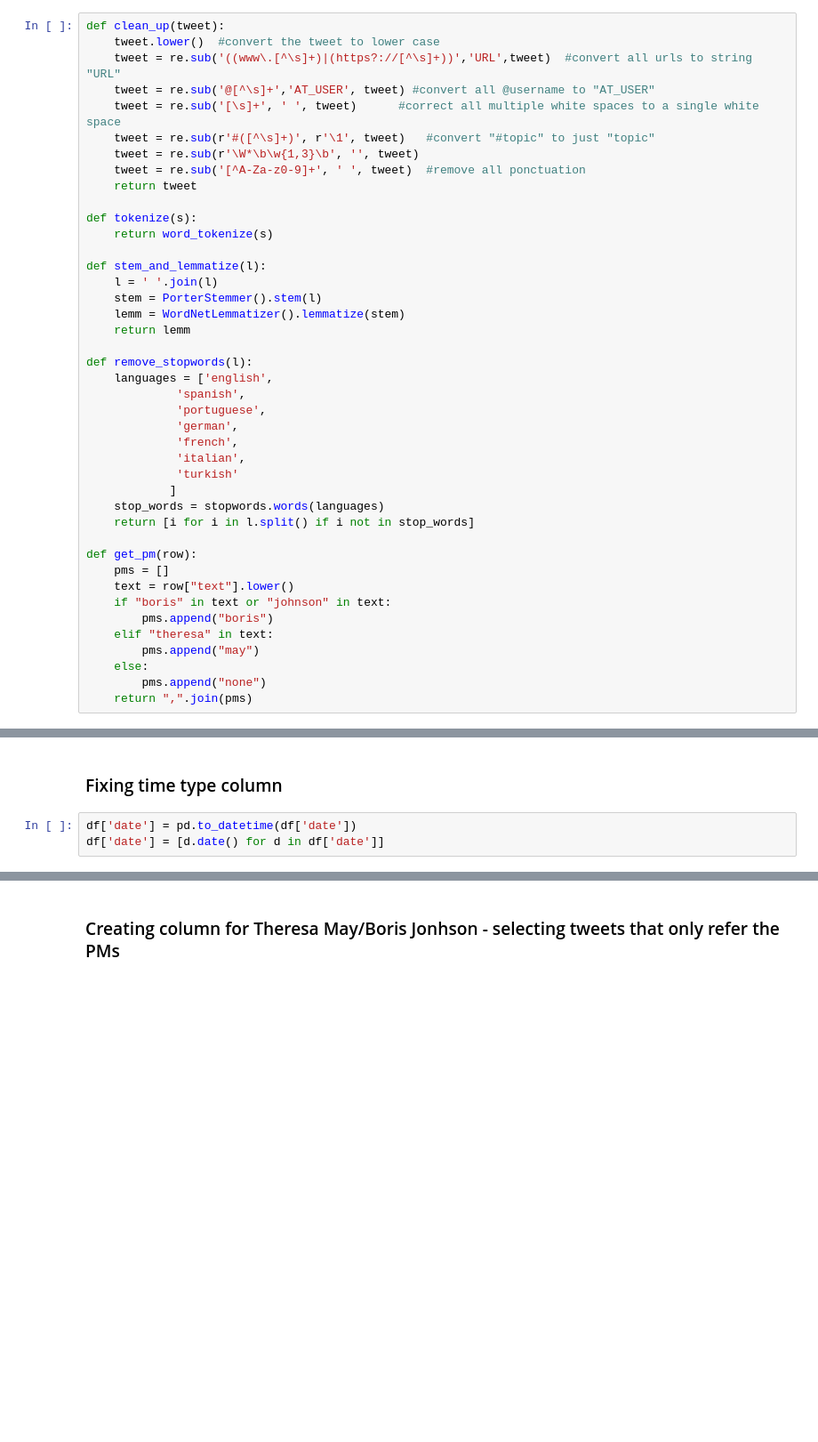
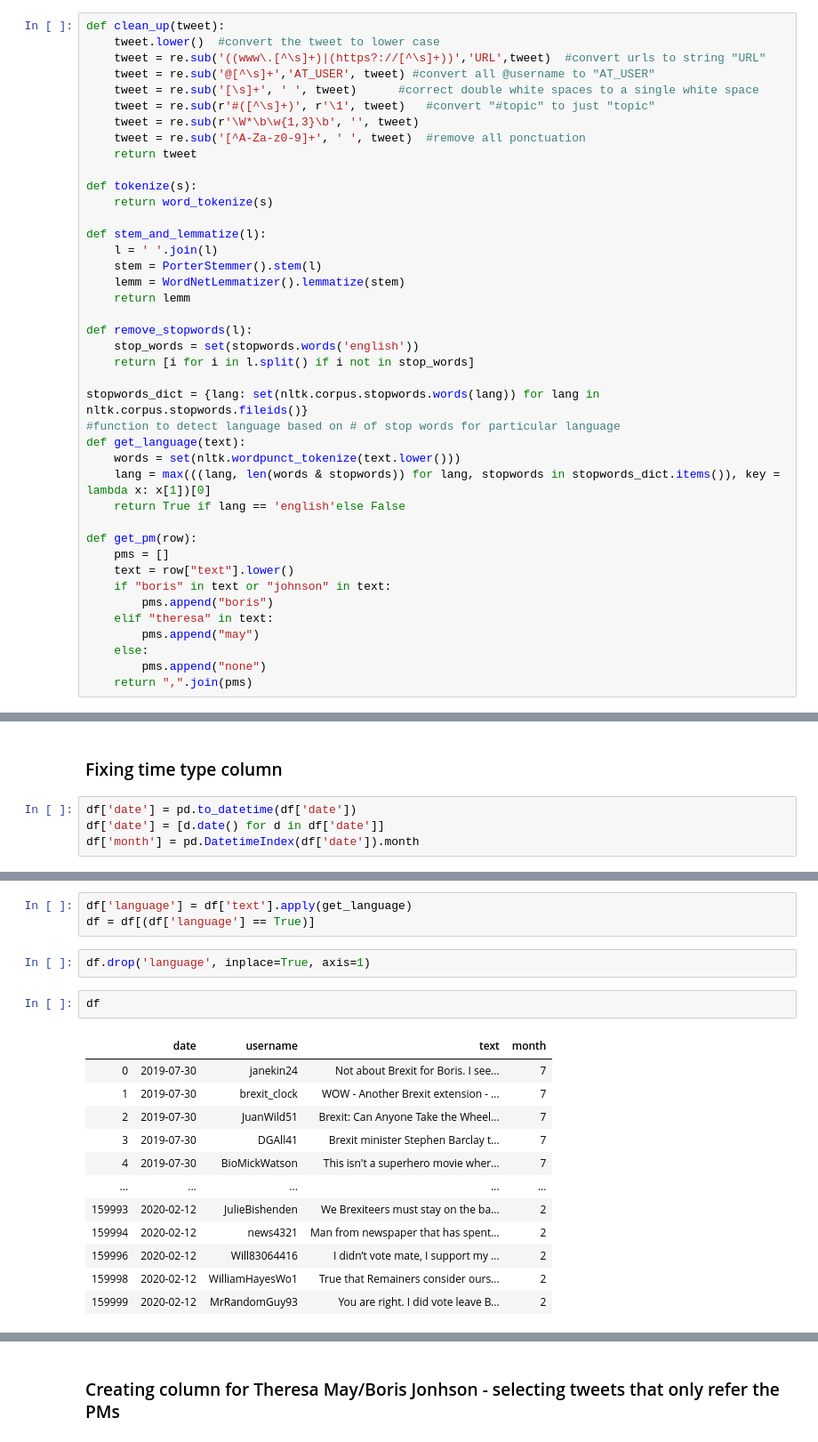
Before and after one commit to ta-data-lis/final-project, a Jupyter notebook: your-project/eda.ipynb, the cells around one changed output, grey strips where cells are left out. Shown at 89% size. Saved outputs shown, nothing was run; the diff lists cells and outputs as text; blank space fills up the shorter version.

```diff
--- a/your-project/eda.ipynb
+++ b/your-project/eda.ipynb
@@ -44,9 +44,9 @@ pd.set_option('max_colwidth', 800)
 # %%
 def clean_up(tweet):
     tweet.lower()  #convert the tweet to lower case
-    tweet = re.sub('((www\.[^\s]+)|(https?://[^\s]+))','URL',tweet)  #convert all urls to string "URL"
+    tweet = re.sub('((www\.[^\s]+)|(https?://[^\s]+))','URL',tweet)  #convert urls to string "URL"
     tweet = re.sub('@[^\s]+','AT_USER', tweet) #convert all @username to "AT_USER"
-    tweet = re.sub('[\s]+', ' ', tweet)      #correct all multiple white spaces to a single white space
+    tweet = re.sub('[\s]+', ' ', tweet)      #correct double white spaces to a single white space
     tweet = re.sub(r'#([^\s]+)', r'\1', tweet)   #convert "#topic" to just "topic"
     tweet = re.sub(r'\W*\b\w{1,3}\b', '', tweet)
     tweet = re.sub('[^A-Za-z0-9]+', ' ', tweet)  #remove all ponctuation
@@ -62,16 +62,15 @@ def stem_and_lemmatize(l):
     return lemm
 
 def remove_stopwords(l):
-    languages = ['english',
-             'spanish',
-             'portuguese',
-             'german',
-             'french',
-             'italian',
-             'turkish'
-            ]
-    stop_words = stopwords.words(languages)
+    stop_words = set(stopwords.words('english'))
     return [i for i in l.split() if i not in stop_words]
+
+stopwords_dict = {lang: set(nltk.corpus.stopwords.words(lang)) for lang in nltk.corpus.stopwords.fileids()}
+#function to detect language based on # of stop words for particular language
+def get_language(text):
+    words = set(nltk.wordpunct_tokenize(text.lower()))
+    lang = max(((lang, len(words & stopwords)) for lang, stopwords in stopwords_dict.items()), key = lambda x: x[1])[0]
+    return True if lang == 'english'else False
 
 def get_pm(row):
     pms = []
@@ -176,3 +188,4 @@ df.drop('id', inplace=True, axis=1)
 # %%
 df['date'] = pd.to_datetime(df['date'])
 df['date'] = [d.date() for d in df['date']]
+df['month'] = pd.DatetimeIndex(df['date']).month
@@ -178,0 +194,20 @@ df['date'] = [d.date() for d in df['date']]
+# %%
+df['language'] = df['text'].apply(get_language)
+df = df[(df['language'] == True)]
+# %%
+df.drop('language', inplace=True, axis=1)
+# %%
+df
+# %% [output]
+|  | date | username | text | month |
+| 0 | 2019-07-30 | janekin24 | Not about Brexit for Boris. I see... | 7 |
+| 1 | 2019-07-30 | brexit_clock | WOW - Another Brexit extension - ... | 7 |
+| 2 | 2019-07-30 | JuanWild51 | Brexit: Can Anyone Take the Wheel... | 7 |
+| 3 | 2019-07-30 | DGAll41 | Brexit minister Stephen Barclay t... | 7 |
+| 4 | 2019-07-30 | BioMickWatson | This isn't a superhero movie wher... | 7 |
+| ... | ... | ... | ... | ... |
+| 159993 | 2020-02-12 | JulieBishenden | We Brexiteers must stay on the ba... | 2 |
+| 159994 | 2020-02-12 | news4321 | Man from newspaper that has spent... | 2 |
+| 159996 | 2020-02-12 | Will83064416 | I didn’t vote mate, I support my ... | 2 |
+| 159998 | 2020-02-12 | WilliamHayesWo1 | True that Remainers consider ours... | 2 |
+| 159999 | 2020-02-12 | MrRandomGuy93 | You are right. I did vote leave B... | 2 |
```
Also changed, not shown: parts of 35 cells of this notebook.
